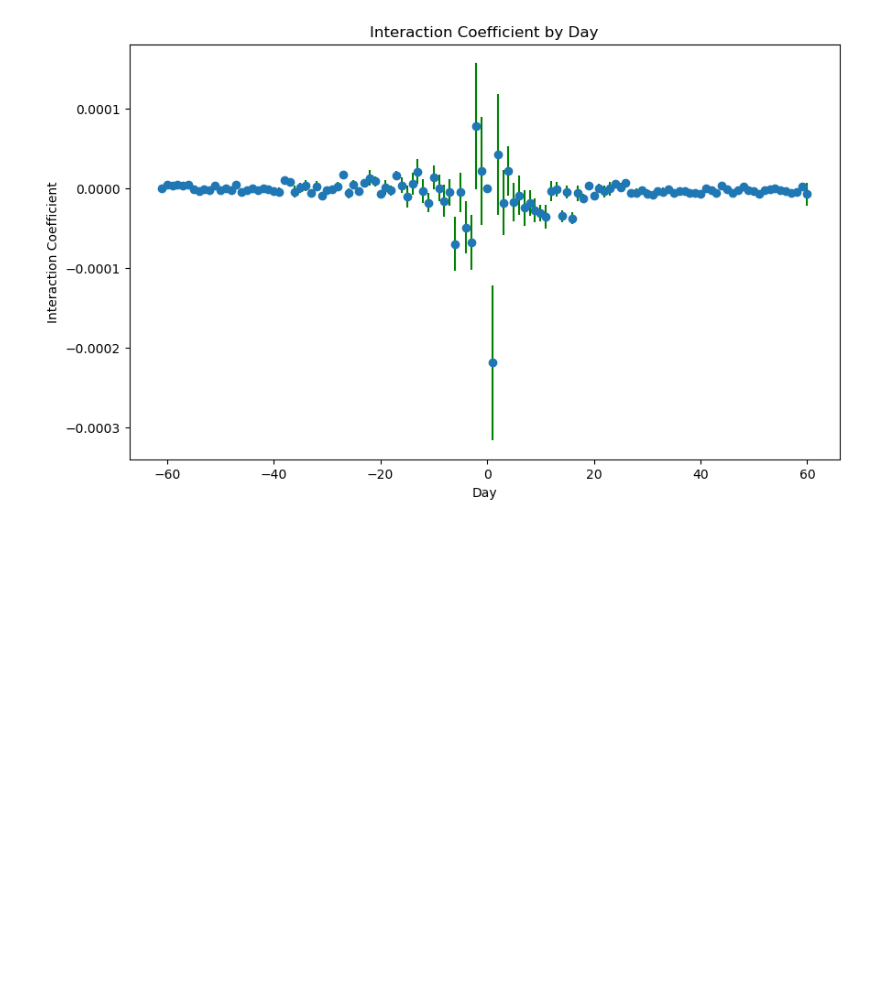
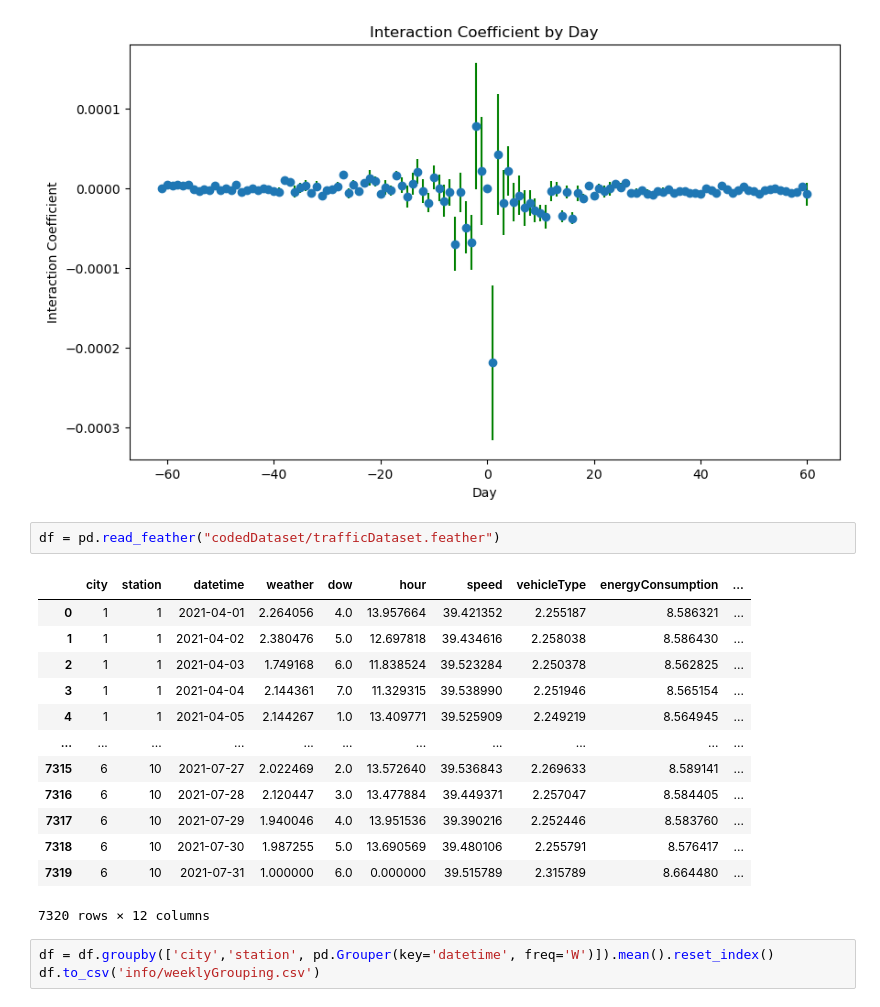
Before and after one commit to leonardohannas/MODS206_TelecomParis, a Jupyter notebook: exploratory_data_analysis.ipynb, the cells around one changed output. Saved outputs shown, nothing was run; the diff lists cells and outputs as text; blank space fills up the shorter version.

Commit message:
weeklyGrouping.csv added

```diff
--- a/notebook.ipynb
+++ b/exploratory_data_analysis.ipynb
@@ -621,3 +621,22 @@ plt.title('Interaction Coefficient by Day')
 plt.show()
 # %% [output]
 [figure]
+# %%
+df = pd.read_feather("codedDataset/trafficDataset.feather")
+# %% [output]
+|  | city | station | datetime | weather | dow | hour | speed | vehicleType | energyConsumption | ... |
+| 0 | 1 | 1 | 2021-04-01 | 2.264056 | 4.0 | 13.957664 | 39.421352 | 2.255187 | 8.586321 | ... |
+| 1 | 1 | 1 | 2021-04-02 | 2.380476 | 5.0 | 12.697818 | 39.434616 | 2.258038 | 8.586430 | ... |
+| 2 | 1 | 1 | 2021-04-03 | 1.749168 | 6.0 | 11.838524 | 39.523284 | 2.250378 | 8.562825 | ... |
+| 3 | 1 | 1 | 2021-04-04 | 2.144361 | 7.0 | 11.329315 | 39.538990 | 2.251946 | 8.565154 | ... |
+| 4 | 1 | 1 | 2021-04-05 | 2.144267 | 1.0 | 13.409771 | 39.525909 | 2.249219 | 8.564945 | ... |
+| ... | ... | ... | ... | ... | ... | ... | ... | ... | ... | ... |
+| 7315 | 6 | 10 | 2021-07-27 | 2.022469 | 2.0 | 13.572640 | 39.536843 | 2.269633 | 8.589141 | ... |
+| 7316 | 6 | 10 | 2021-07-28 | 2.120447 | 3.0 | 13.477884 | 39.449371 | 2.257047 | 8.584405 | ... |
+| 7317 | 6 | 10 | 2021-07-29 | 1.940046 | 4.0 | 13.951536 | 39.390216 | 2.252446 | 8.583760 | ... |
+| 7318 | 6 | 10 | 2021-07-30 | 1.987255 | 5.0 | 13.690569 | 39.480106 | 2.255791 | 8.576417 | ... |
+| 7319 | 6 | 10 | 2021-07-31 | 1.000000 | 6.0 | 0.000000 | 39.515789 | 2.315789 | 8.664480 | ... |
+7320 rows × 12 columns
+# %%
+df = df.groupby(['city','station', pd.Grouper(key='datetime', freq='W')]).mean().reset_index()
+df.to_csv('info/weeklyGrouping.csv')
```
Also changed, not shown: 1 other file.
